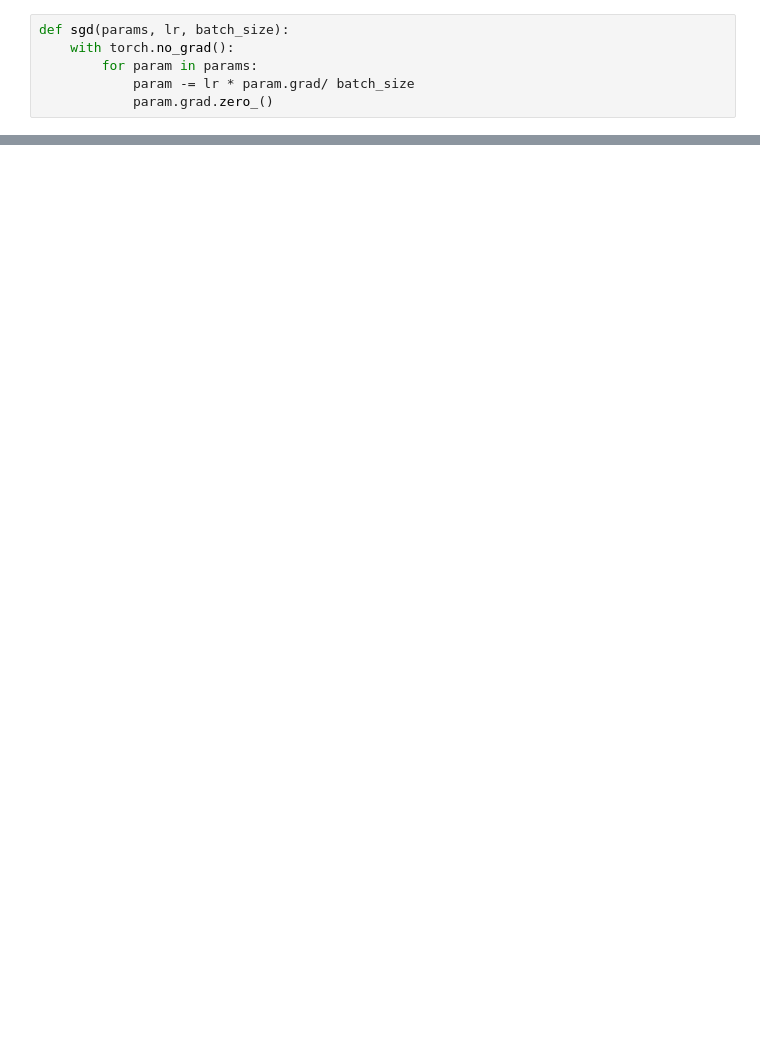
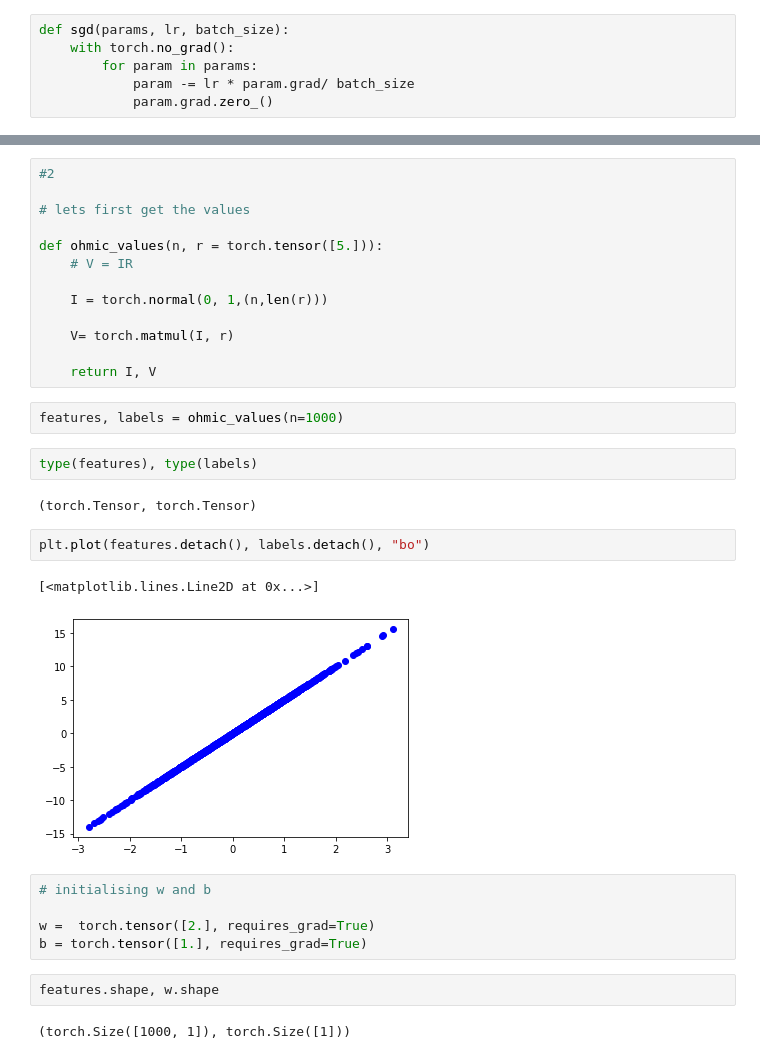
Before and after one commit to fanbyprinciple/d2l-fanbyprinciple, a Jupyter notebook: ch3_linear_neural_equations/ch3.2 Implementing linear networks from scratch.ipynb, the cells around one changed output, grey strips where cells are left out. Cells and saved outputs as stored; diff of their text form; blank space fills up the shorter version.

```diff
--- a/ch3_linear_neural_equations/ch3.2 Implementing linear networks from scratch.ipynb
+++ b/ch3_linear_neural_equations/ch3.2 Implementing linear networks from scratch.ipynb
@@ -125,0 +197,33 @@ Loss for current epoch  2 : tensor(-10.5862)
+# %%
+#2
+
+# lets first get the values
+
+def ohmic_values(n, r = torch.tensor([5.])):
+    # V = IR
+
+    I = torch.normal(0, 1,(n,len(r)))
+
+    V= torch.matmul(I, r)
+
+    return I, V
+# %%
+features, labels = ohmic_values(n=1000)
+# %%
+type(features), type(labels)
+# %% [output]
+(torch.Tensor, torch.Tensor)
+# %%
+plt.plot(features.detach(), labels.detach(), "bo")
+# %% [output]
+[<matplotlib.lines.Line2D at 0x...>]
+[figure, added]
+# %%
+# initialising w and b
+
+w =  torch.tensor([2.], requires_grad=True)
+b = torch.tensor([1.], requires_grad=True)
+# %%
+features.shape, w.shape
+# %% [output]
+(torch.Size([1000, 1]), torch.Size([1]))
```
Also changed, not shown: parts of 31 cells of this notebook, 3 other files.
